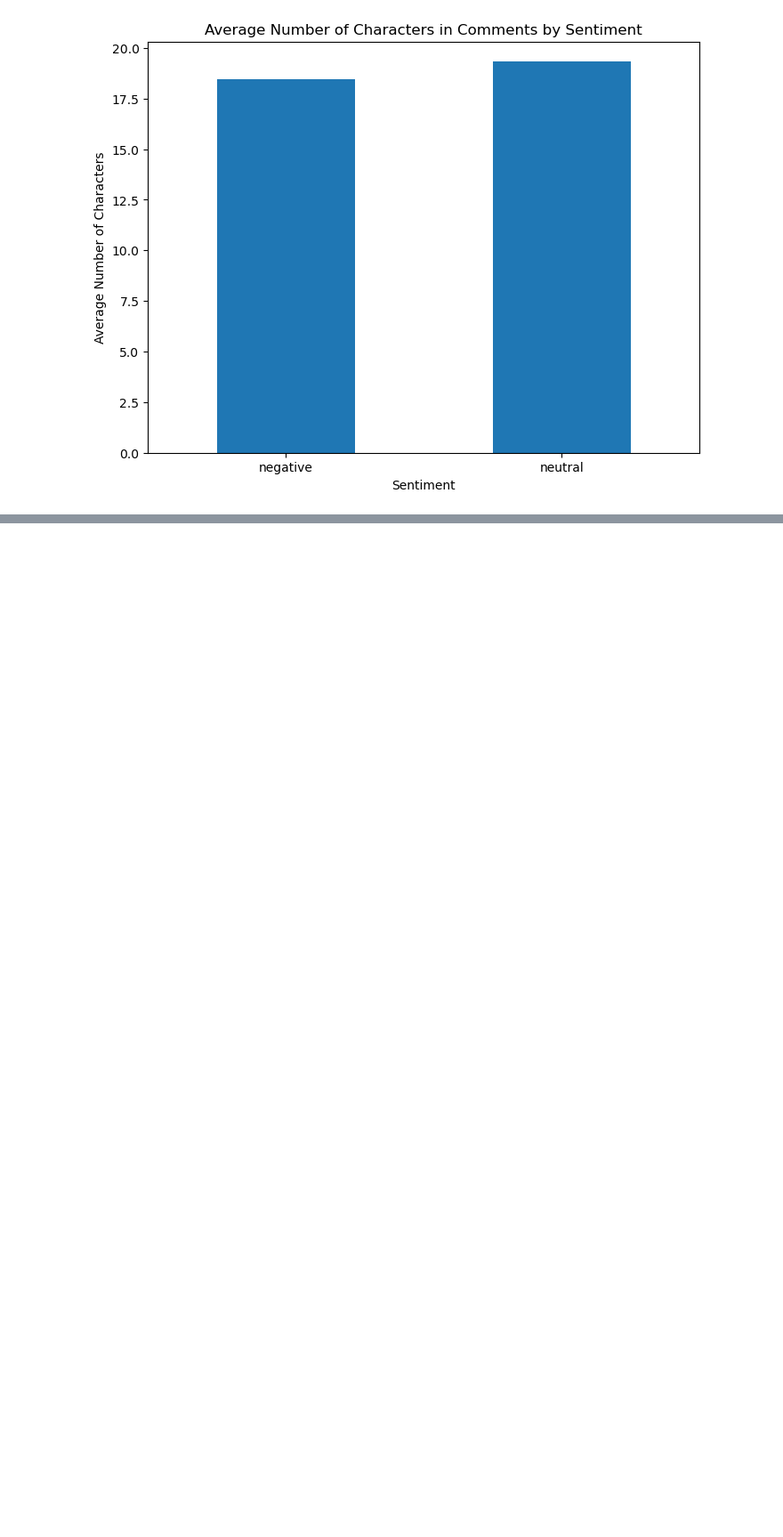
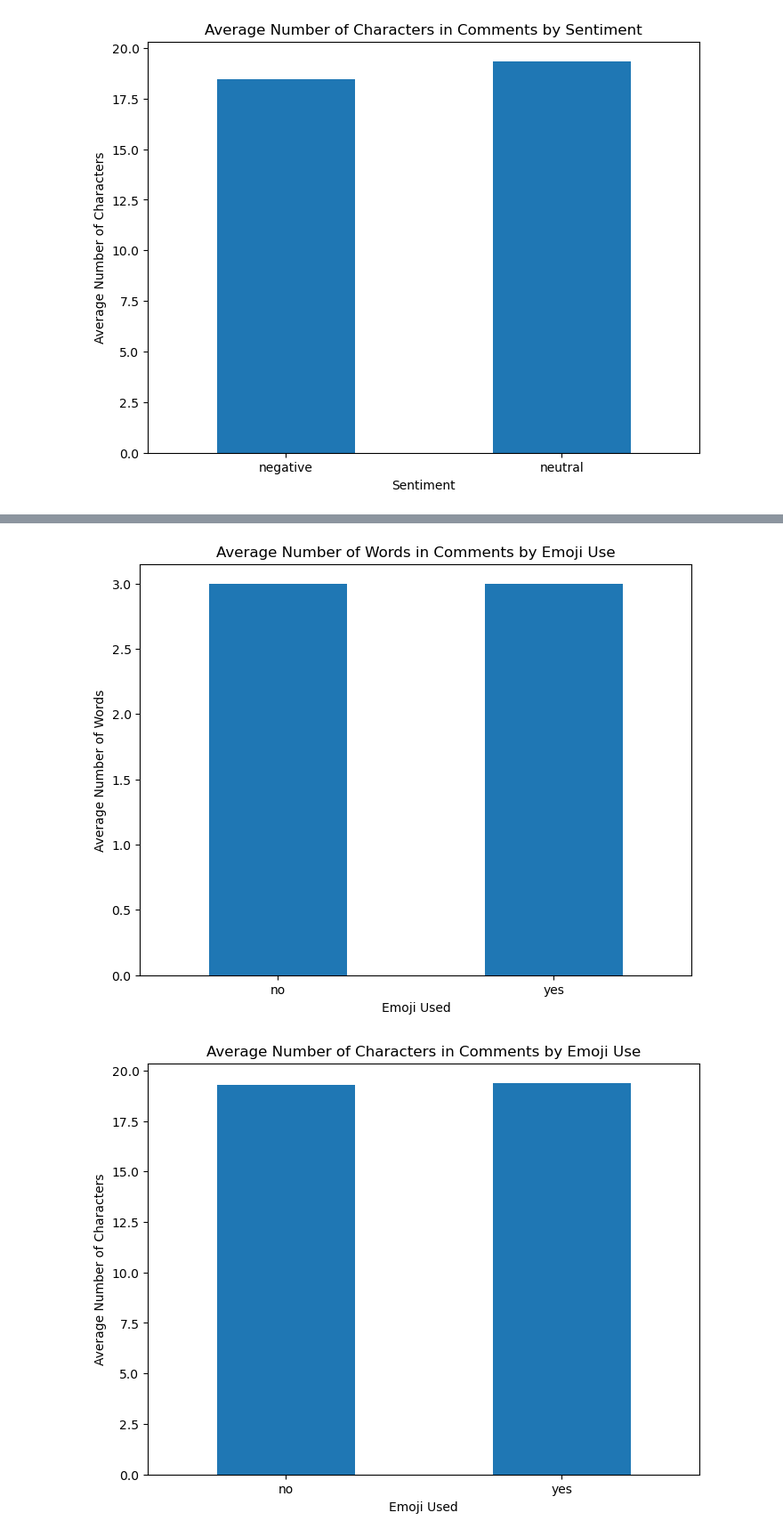
Before and after one commit to raj-rajat/User-Behavior-on-Instagram-, a Jupyter notebook: user-behavior-on-instagram.ipynb, the cells around one changed output, grey strips where cells are left out. Shown at 89% size. Saved outputs shown, nothing was run; the diff lists cells and outputs as text; code cells hidden in the pictures; blank space fills up the shorter version.

```diff
--- a/user-behavior-on-instagram.ipynb
+++ b/user-behavior-on-instagram.ipynb
@@ -311,3 +313,8 @@ plt.show()
 # %% [output]
 [figure]
 [figure]
+# %%
+# Calculate the average length of comments that use emojis and those that don't
+average_lengths_emoji = df_comments.groupby('emoji used')[['word_count', 'char_count']].mean()
+
+average_lengths_emoji
@@ -313,0 +326,19 @@ plt.show()
+# %%
+# Visualize the average number of words in comments that use emojis and those that don't
+average_lengths_emoji['word_count'].plot(kind='bar', figsize=(8, 6))
+plt.title('Average Number of Words in Comments by Emoji Use')
+plt.ylabel('Average Number of Words')
+plt.xlabel('Emoji Used')
+plt.xticks(rotation=0)
+plt.show()
+
+# Visualize the average number of characters in comments that use emojis and those that don't
+average_lengths_emoji['char_count'].plot(kind='bar', figsize=(8, 6))
+plt.title('Average Number of Characters in Comments by Emoji Use')
+plt.ylabel('Average Number of Characters')
+plt.xlabel('Emoji Used')
+plt.xticks(rotation=0)
+plt.show()
+# %% [output]
+[figure, added]
+[figure, added]
```
Also changed, not shown: parts of 18 cells of this notebook.
